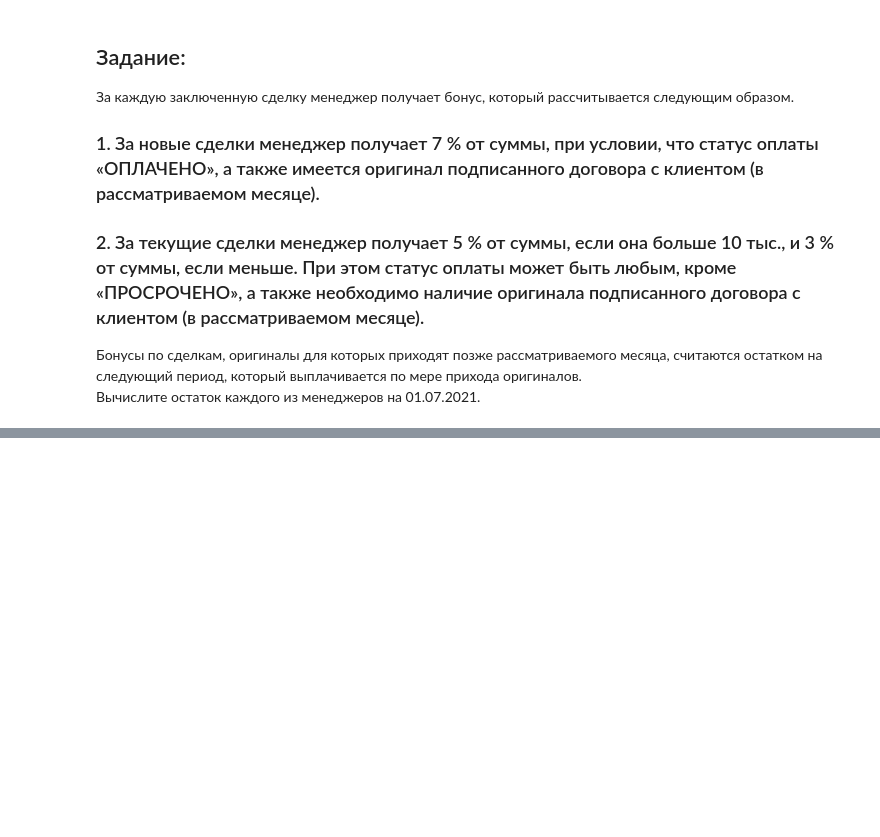
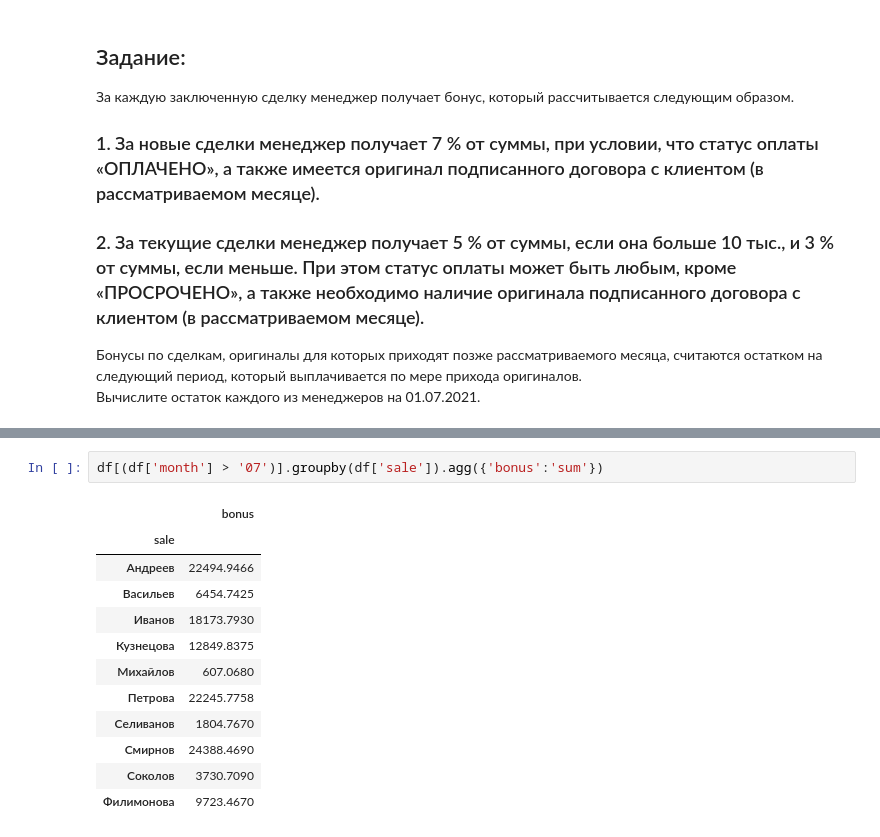
Before and after one commit to MaryVecherik/Test_Task, a Jupyter notebook: code.ipynb, the cells around one changed output, grey strips where cells are left out. Saved outputs shown, nothing was run; the diff lists cells and outputs as text; blank space fills up the shorter version.

```diff
--- a/code.ipynb
+++ b/code.ipynb
@@ -312,0 +365,15 @@ else:
+# %%
+df[(df['month'] > '07')].groupby(df['sale']).agg({'bonus':'sum'})
+# %% [output]
+|  | bonus |
+| sale |  |
+| Андреев | 22494.9466 |
+| Васильев | 6454.7425 |
+| Иванов | 18173.7930 |
+| Кузнецова | 12849.8375 |
+| Михайлов | 607.0680 |
+| Петрова | 22245.7758 |
+| Селиванов | 1804.7670 |
+| Смирнов | 24388.4690 |
+| Соколов | 3730.7090 |
+| Филимонова | 9723.4670 |
```
Also changed, not shown: parts of 4 cells of this notebook.
